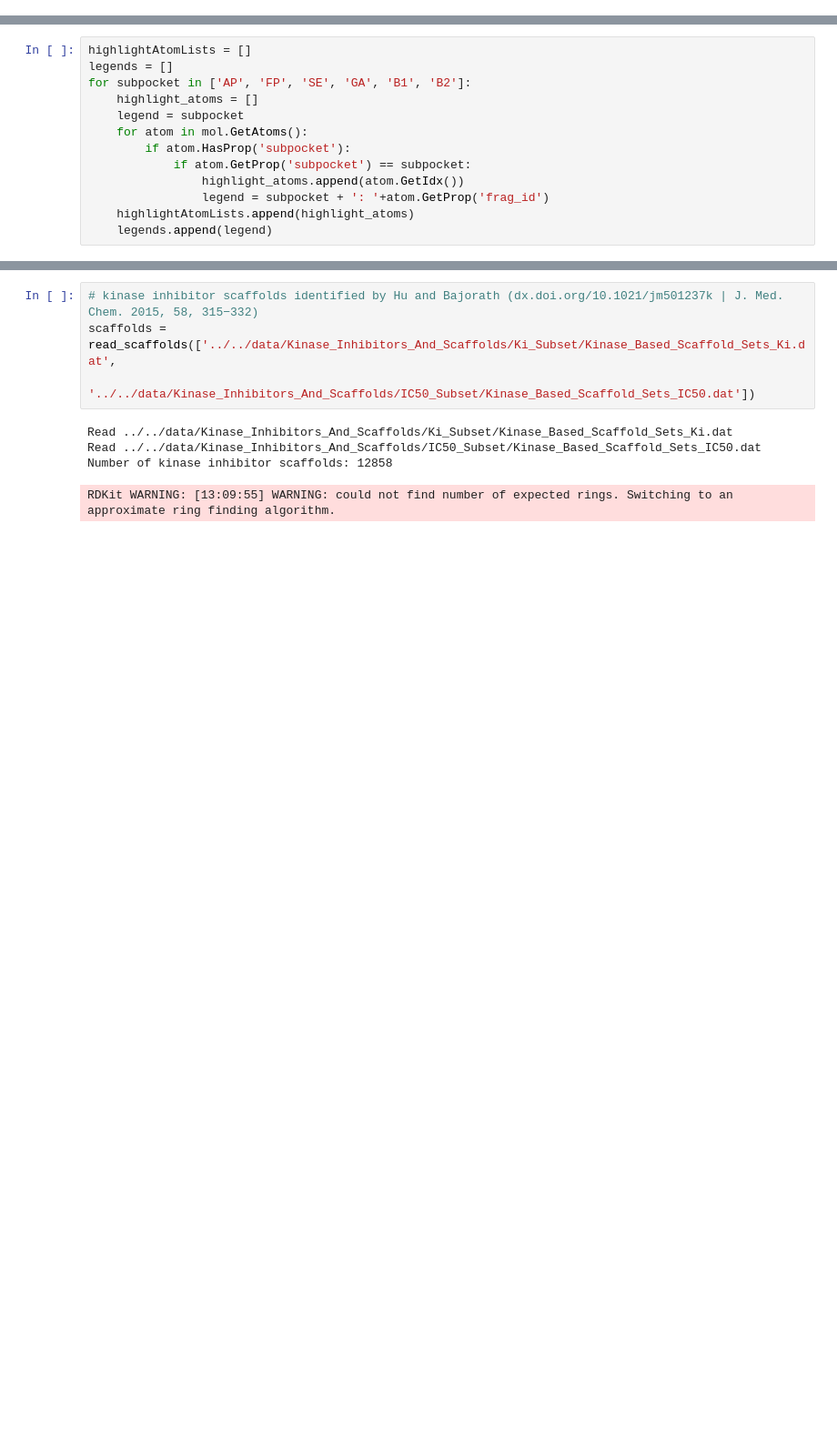
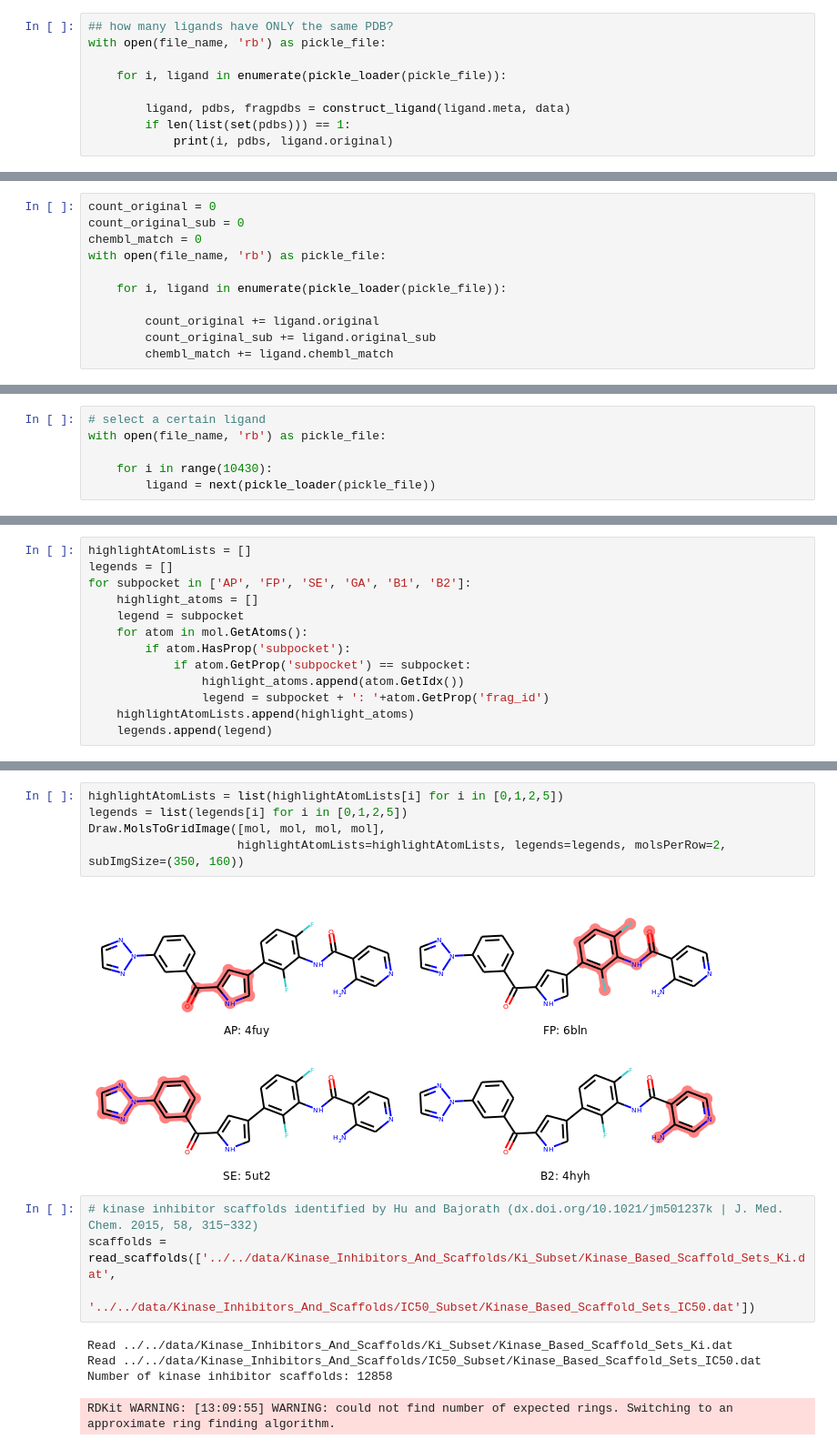
Before and after one commit to volkamerlab/KinaseFocusedFragmentLibrary, a Jupyter notebook: ligand_analysis/examples.ipynb, the cells around one changed output, grey strips where cells are left out. Shown at 91% size. Saved outputs shown, nothing was run; the diff lists cells and outputs as text; blank space fills up the shorter version.

```diff
--- a/ligand_analysis/examples.ipynb
+++ b/ligand_analysis/examples.ipynb
@@ -30,0 +31,9 @@ with open(file_name, 'rb') as pickle_file:
+# %%
+## how many ligands have ONLY the same PDB?
+with open(file_name, 'rb') as pickle_file:
+
+    for i, ligand in enumerate(pickle_loader(pickle_file)):
+
+        ligand, pdbs, fragpdbs = construct_ligand(ligand.meta, data)
+        if len(list(set(pdbs))) == 1:
+            print(i, pdbs, ligand.original)
@@ -30,0 +42,11 @@ with open(file_name, 'rb') as pickle_file:
+# %%
+count_original = 0
+count_original_sub = 0
+chembl_match = 0
+with open(file_name, 'rb') as pickle_file:
+
+    for i, ligand in enumerate(pickle_loader(pickle_file)):
+
+        count_original += ligand.original
+        count_original_sub += ligand.original_sub
+        chembl_match += ligand.chembl_match
@@ -30,0 +57,6 @@ with open(file_name, 'rb') as pickle_file:
+# %%
+# select a certain ligand
+with open(file_name, 'rb') as pickle_file:
+
+    for i in range(10430):
+        ligand = next(pickle_loader(pickle_file))
@@ -105,3 +127,10 @@ Draw.MolsToGridImage([mol, mol, mol, mol, mol, mol],
+# %%
+highlightAtomLists = list(highlightAtomLists[i] for i in [0,1,2,5])
+legends = list(legends[i] for i in [0,1,2,5])
+Draw.MolsToGridImage([mol, mol, mol, mol],
+                     highlightAtomLists=highlightAtomLists, legends=legends, molsPerRow=2, subImgSize=(350, 160))
+# %% [output]
+[figure, added]
 # %%
 # kinase inhibitor scaffolds identified by Hu and Bajorath (dx.doi.org/10.1021/jm501237k | J. Med. Chem. 2015, 58, 315−332)
 scaffolds = read_scaffolds(['../../data/Kinase_Inhibitors_And_Scaffolds/Ki_Subset/Kinase_Based_Scaffold_Sets_Ki.dat',
```
Also changed, not shown: parts of 13 cells of this notebook, 1 other file.
